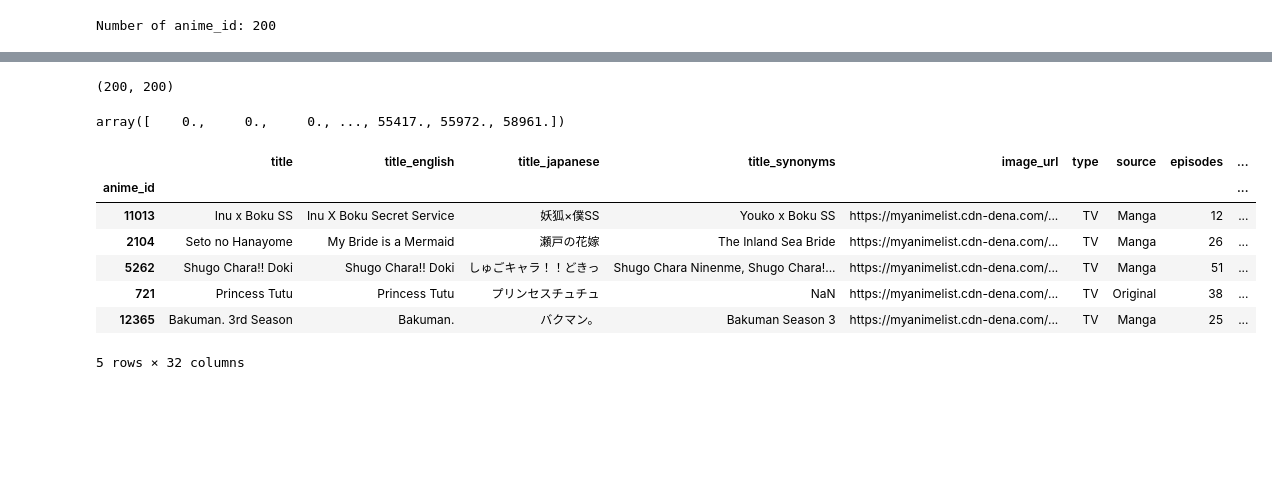
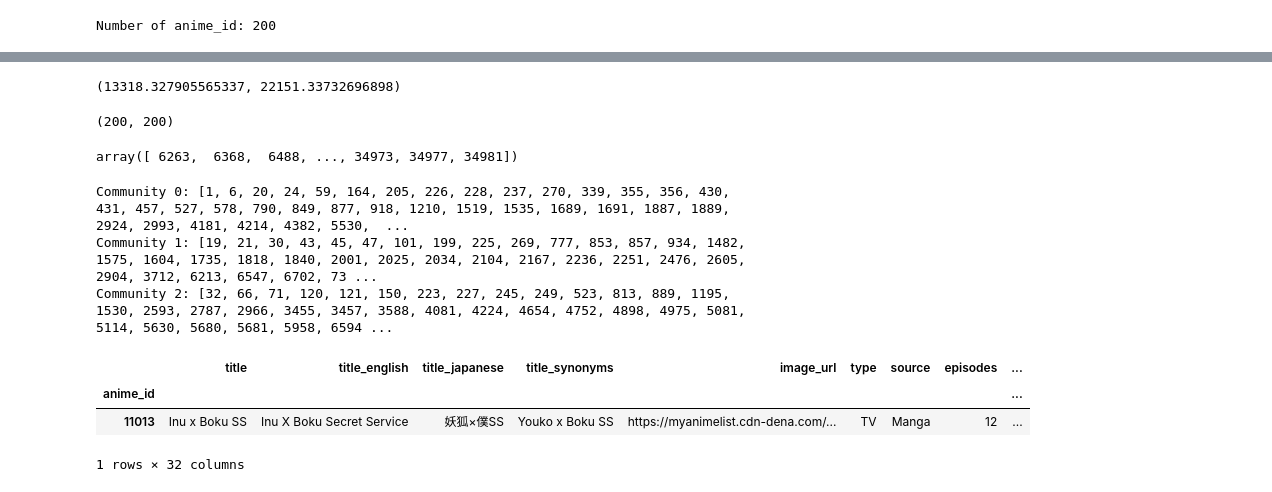
Before and after one commit to VietAnhNguyen20/M2_DM_Anime, a Jupyter notebook: dataSet-to-AnimeGraph.ipynb, the cells around one changed output, grey strips where cells are left out. Cells and saved outputs as stored; diff of their text form; code cells hidden in the pictures; blank space fills up the shorter version.

Commit message:
Update anime on users

```diff
--- a/dataSet-to-AnimeGraph.ipynb
+++ b/dataSet-to-AnimeGraph.ipynb
@@ -107,12 +141,16 @@ list_anime_id
+# %%
+lower_threshold, upper_threshold
+# %% [output]
+(13318.327905565337, 22151.33732696898)
 # %%
 print(adj.shape)
-adjFlat = adj.reshape(40000)
+adjFlat = values
 adjFlat = np.sort(adjFlat)
-
+list_anime_id = np.sort(list_anime_id)
 adjFlat
 # %% [output]
 (200, 200)
-array([    0.,     0.,     0., ..., 55417., 55972., 58961.])
+array([ 6263,  6368,  6488, ..., 34973, 34977, 34981])
 # %%
 import networkx as nx
 G = nx.Graph()
@@ -135,17 +165,32 @@ nx.write_graphml(G, "test.graphml")
+# %%
+import community
+# Louvain community detection on the weighted graph
+partition = community.best_partition(G, weight='weight', random_state = 2023, resolution= 1)
+
+communities = {}
+for node, community_id in partition.items():
+    if community_id not in communities:
+        communities[community_id] = []
+    communities[community_id].append(node)
+
+for community_id, nodes in communities.items():
+    print(f"Community {community_id}: {nodes}")
+# %% [output]
+Community 0: [1, 6, 20, 24, 59, 164, 205, 226, 228, 237, 270, 339, 355, 356, 430, 431, 457, 527, 578, 790, 849, 877, 918, 1210, 1519, 1535, 1689, 1691, 1887, 1889, 2924, 2993, 4181, 4214, 4382, 5530,  ...
+Community 1: [19, 21, 30, 43, 45, 47, 101, 199, 225, 269, 777, 853, 857, 934, 1482, 1575, 1604, 1735, 1818, 1840, 2001, 2025, 2034, 2104, 2167, 2236, 2251, 2476, 2605, 2904, 3712, 6213, 6547, 6702, 73 ...
+Community 2: [32, 66, 71, 120, 121, 150, 223, 227, 245, 249, 523, 813, 889, 1195, 1530, 2593, 2787, 2966, 3455, 3457, 3588, 4081, 4224, 4654, 4752, 4898, 4975, 5081, 5114, 5630, 5680, 5681, 5958, 6594 ...
 # %%
+#Intergrate information from anime_cleaned table
+
 anime_cleaned = pd.read_csv("./Data/anime_cleaned.csv", index_col=0)
-anime_cleaned.head(5)
+anime_cleaned.head(1)
 
 #anime_cleaned.loc[[2104]]
 # %% [output]
 |  | title | title_english | title_japanese | title_synonyms | image_url | type | source | episodes | ... |
 | anime_id |  |  |  |  |  |  |  |  | ... |
 | 11013 | Inu x Boku SS | Inu X Boku Secret Service | 妖狐×僕SS | Youko x Boku SS | https://myanimelist.cdn-dena.com/... | TV | Manga | 12 | ... |
-| 2104 | Seto no Hanayome | My Bride is a Mermaid | 瀬戸の花嫁 | The Inland Sea Bride | https://myanimelist.cdn-dena.com/... | TV | Manga | 26 | ... |
-| 5262 | Shugo Chara!! Doki | Shugo Chara!! Doki | しゅごキャラ！！どきっ | Shugo Chara Ninenme, Shugo Chara!... | https://myanimelist.cdn-dena.com/... | TV | Manga | 51 | ... |
-| 721 | Princess Tutu | Princess Tutu | プリンセスチュチュ | NaN | https://myanimelist.cdn-dena.com/... | TV | Original | 38 | ... |
-| 12365 | Bakuman. 3rd Season | Bakuman. | バクマン。 | Bakuman Season 3 | https://myanimelist.cdn-dena.com/... | TV | Manga | 25 | ... |
-5 rows × 32 columns
+1 rows × 32 columns
 # %%
 node_attribute = {}
 
```
Also changed, not shown: parts of 19 cells of this notebook, 3 other files.
